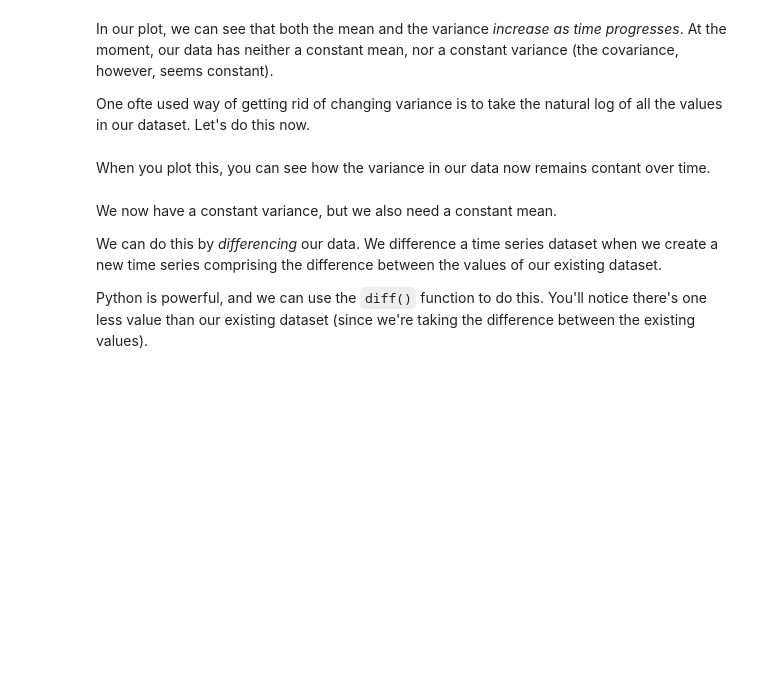
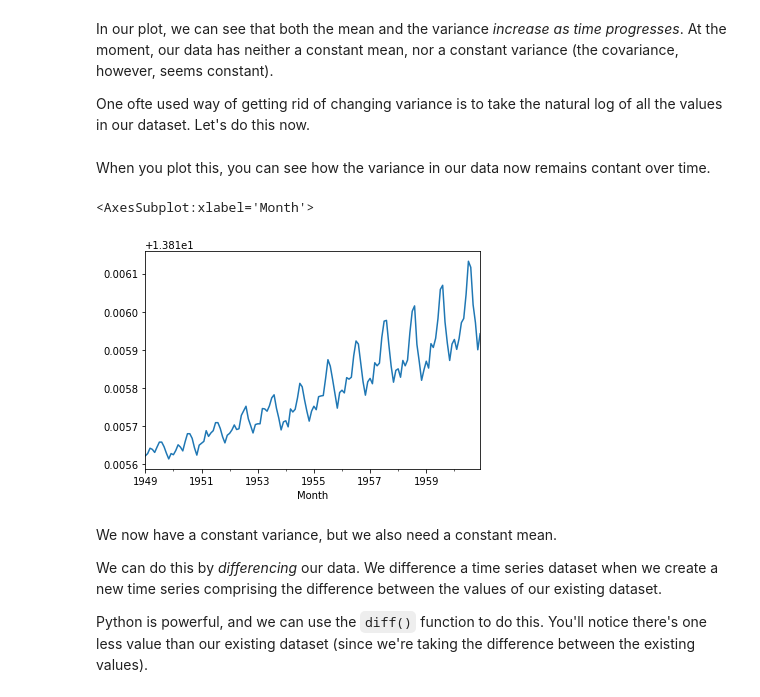
Before and after one commit to justinepicar/Projects, a Jupyter notebook: Cowboys&CigarettesCaseStudy/Cowboy Cigarettes Case Study - Tier 3.ipynb, the cells around one changed output. Cells and saved outputs as stored; diff of their text form; code cells hidden in the pictures; blank space fills up the shorter version.

```diff
--- a/Cowboys&CigarettesCaseStudy/Cowboy Cigarettes Case Study - Tier 3.ipynb
+++ b/Cowboys&CigarettesCaseStudy/Cowboy Cigarettes Case Study - Tier 3.ipynb
@@ -261,3 +272,5 @@ _ _ _
+# %%
+y_log = np.log(y)
 # %% [markdown]
 
 When you plot this, you can see how the variance in our data now remains contant over time.
@@ -266,3 +277,8 @@ _ _ _
+# %%
+y_log.plot()
+# %% [output]
+<AxesSubplot:xlabel='Month'>
+[figure, added]
 # %% [markdown]
 We now have a constant variance, but we also need a constant mean.
 
```
Also changed, not shown: parts of 23 cells of this notebook.
